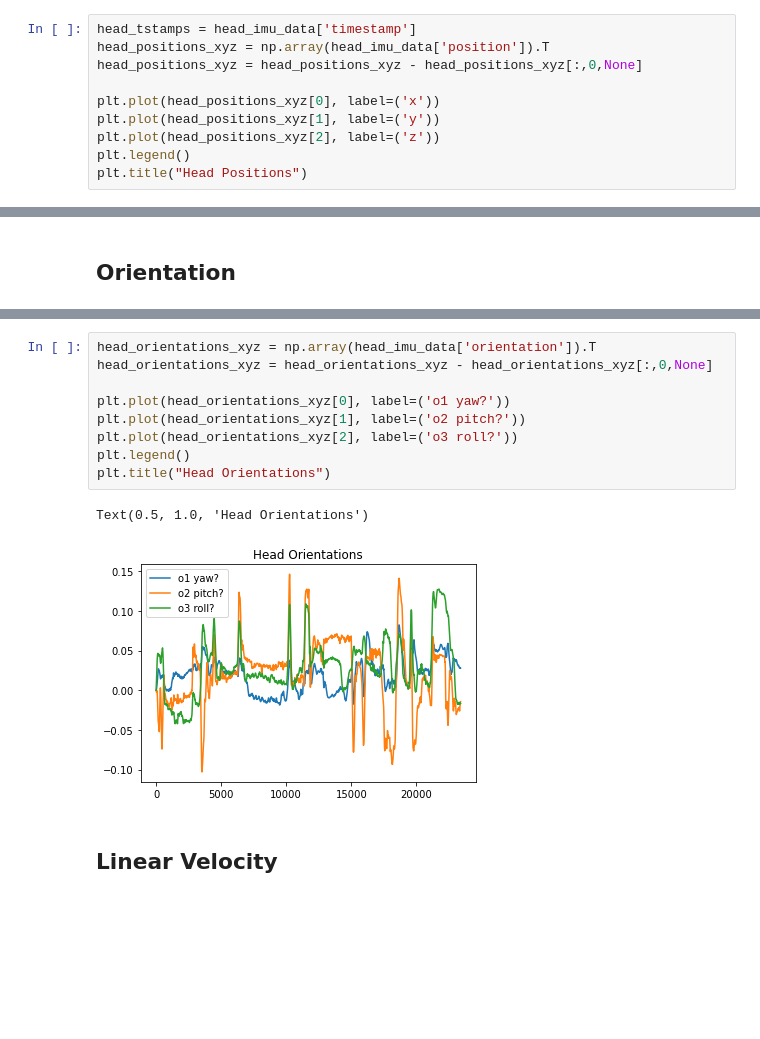
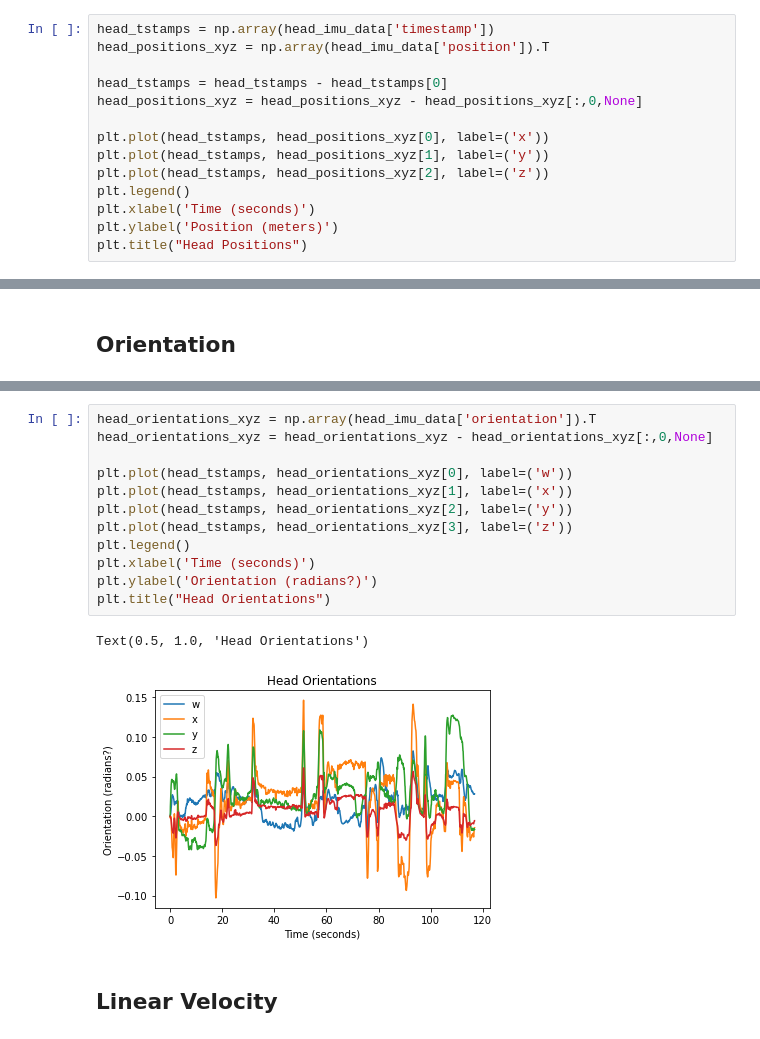
Before and after one commit to vdutell/st-bravo_analysis, a Jupyter notebook: 4b. IMU.ipynb, the cells around one changed output, grey strips where cells are left out. Saved outputs shown, nothing was run; the diff lists cells and outputs as text; blank space fills up the shorter version.

```diff
--- a/4b. IMU.ipynb
+++ b/4b. IMU.ipynb
@@ -49,14 +49,18 @@ dict_keys(['topic', 'timestamp', 'rs_timestamp', 'tracker_confidence', 'position
 # %% [markdown]
 ## Position
 # %%
-head_tstamps = head_imu_data['timestamp']
+head_tstamps = np.array(head_imu_data['timestamp'])
 head_positions_xyz = np.array(head_imu_data['position']).T
+
+head_tstamps = head_tstamps - head_tstamps[0]
 head_positions_xyz = head_positions_xyz - head_positions_xyz[:,0,None]
 
-plt.plot(head_positions_xyz[0], label=('x'))
-plt.plot(head_positions_xyz[1], label=('y'))
-plt.plot(head_positions_xyz[2], label=('z'))
+plt.plot(head_tstamps, head_positions_xyz[0], label=('x'))
+plt.plot(head_tstamps, head_positions_xyz[1], label=('y'))
+plt.plot(head_tstamps, head_positions_xyz[2], label=('z'))
 plt.legend()
+plt.xlabel('Time (seconds)')
+plt.ylabel('Position (meters)')
 plt.title("Head Positions")
 # %% [output]
 Text(0.5, 1.0, 'Head Positions')
@@ -91,14 +103,17 @@ Text(0.5, 1.0, 'Body Orientations')
 # %%
 head_orientations_xyz = np.array(head_imu_data['orientation']).T
 head_orientations_xyz = head_orientations_xyz - head_orientations_xyz[:,0,None]
 
-plt.plot(head_orientations_xyz[0], label=('o1 yaw?'))
-plt.plot(head_orientations_xyz[1], label=('o2 pitch?'))
-plt.plot(head_orientations_xyz[2], label=('o3 roll?'))
+plt.plot(head_tstamps, head_orientations_xyz[0], label=('w'))
+plt.plot(head_tstamps, head_orientations_xyz[1], label=('x'))
+plt.plot(head_tstamps, head_orientations_xyz[2], label=('y'))
+plt.plot(head_tstamps, head_orientations_xyz[3], label=('z'))
 plt.legend()
+plt.xlabel('Time (seconds)')
+plt.ylabel('Orientation (radians?)')
 plt.title("Head Orientations")
 # %% [output]
 Text(0.5, 1.0, 'Head Orientations')
-[figure, old version]
+[figure, new version]
 # %% [markdown]
 ## Linear Velocity
```
Also changed, not shown: parts of 9 cells of this notebook.
